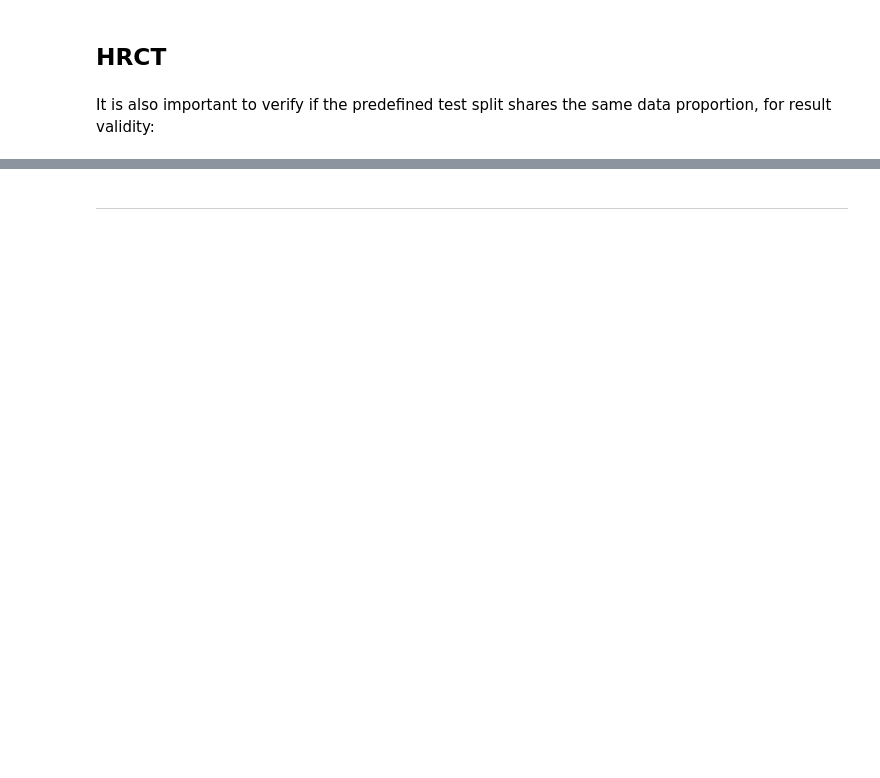
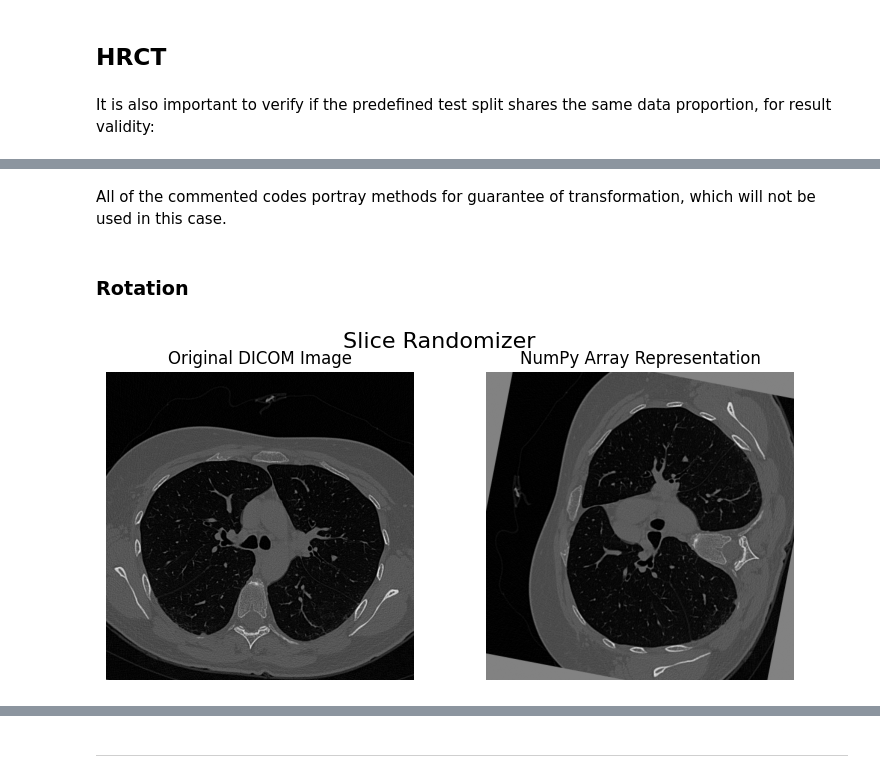
Before and after one commit to rafael-andre1/AI-for-Interstitial-Lung-Disease-Classification, a Jupyter notebook: 1 - dataPreprocessing/matlabComparison/dataIntegrity.ipynb, the cells around one changed output, grey strips where cells are left out. Drawn from its saved outputs; the diff is of its cells as text; code cells hidden in the pictures; blank space fills up the shorter version.

```diff
--- a/1 - dataPreprocessing/matlabComparison/dataIntegrity.ipynb
+++ b/1 - dataPreprocessing/matlabComparison/dataIntegrity.ipynb
@@ -255,0 +250,34 @@ df_fibrosis[df_fibrosis["SliceID"] == "8__CT-INSPIRIUM-8873__CT-8873-0012"]
+# %%
+# Transformation visualizer
+def showTransform(transform, random_slice = False):
+    fig, axes = plt.subplots(1, 2, figsize=(9, 4))
+
+    # Raw image
+    if random_slice:
+        i = random.choice(range(len(df_processed)))
+        example = (df_processed["SliceData"].iloc[i])
+        title = "Slice Randomizer"
+    else:
+        example = df_processed[df_processed["SliceID"] == "7__CT-7771-0012"]["SliceData"].values[0]
+        title = "Slice used throughout notebook"
+
+    # Gaussian exceptions
+
+    if transform == "Gauss_noise": modded_example = example + np.random.normal(loc=0, scale=50, size=example.shape)
+    elif transform == "Gauss_blur": modded_example = gaussian_filter(example, sigma=(random.choice(range(10,16))/10))
+    else: modded_example = transform(image=example)
+
+    plt.suptitle(title, fontsize=16)
+
+    axes[0].imshow(example, cmap='gray')
+    axes[0].set_title("Original DICOM Image")
+    axes[0].axis("off")
+
+    if not ((transform == "Gauss_noise") or (transform == "Gauss_blur")): axes[1].imshow(modded_example["image"], cmap='gray')
+    else: axes[1].imshow(modded_example, cmap='gray')
+    axes[1].set_title("NumPy Array Representation")
+    axes[1].axis("off")
+# %% [markdown]
+All of the commented codes portray methods for guarantee of transformation, which will not be used in this case.
+# %% [markdown]
+### Rotation
@@ -255,0 +286,11 @@ df_fibrosis[df_fibrosis["SliceID"] == "8__CT-INSPIRIUM-8873__CT-8873-0012"]
+# %%
+# Rotates in range [30,359]
+'''
+transform = A.Rotate(limit=random.choice(([30,350],[-350,-30])),
+                     p=1)'''
+
+transform = A.Rotate(limit=(-350,30),p=1)
+# %%
+showTransform(transform,True)
+# %% [output]
+[figure, added]
```
Also changed, not shown: parts of 34 cells of this notebook, 17 other files.
